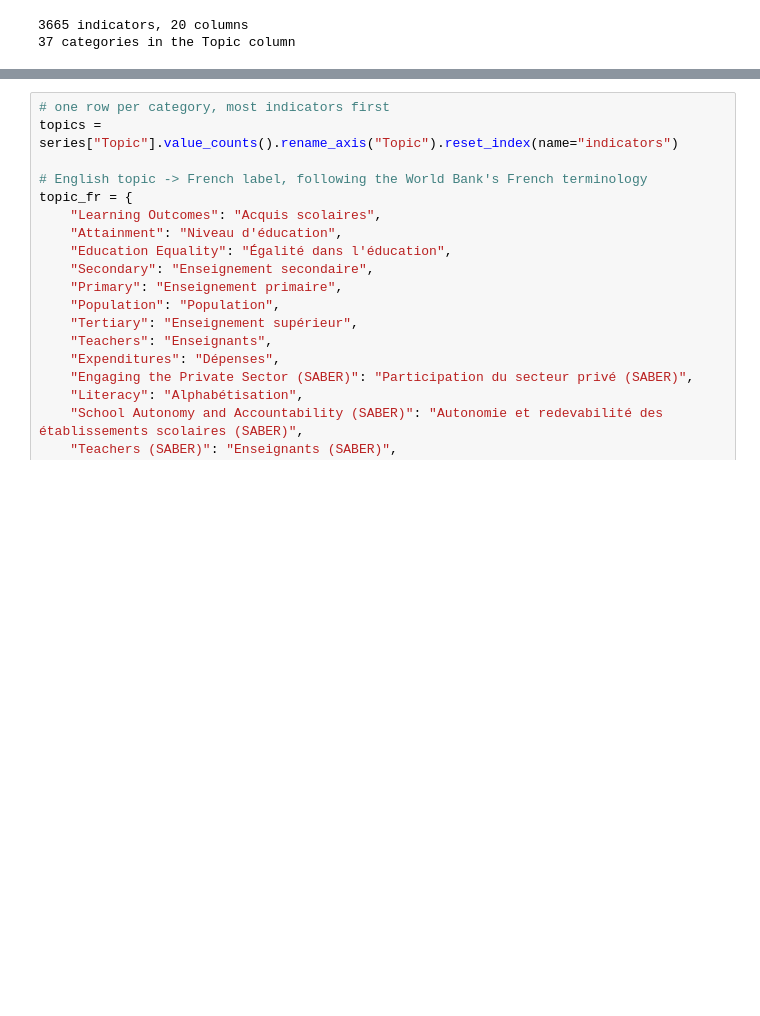
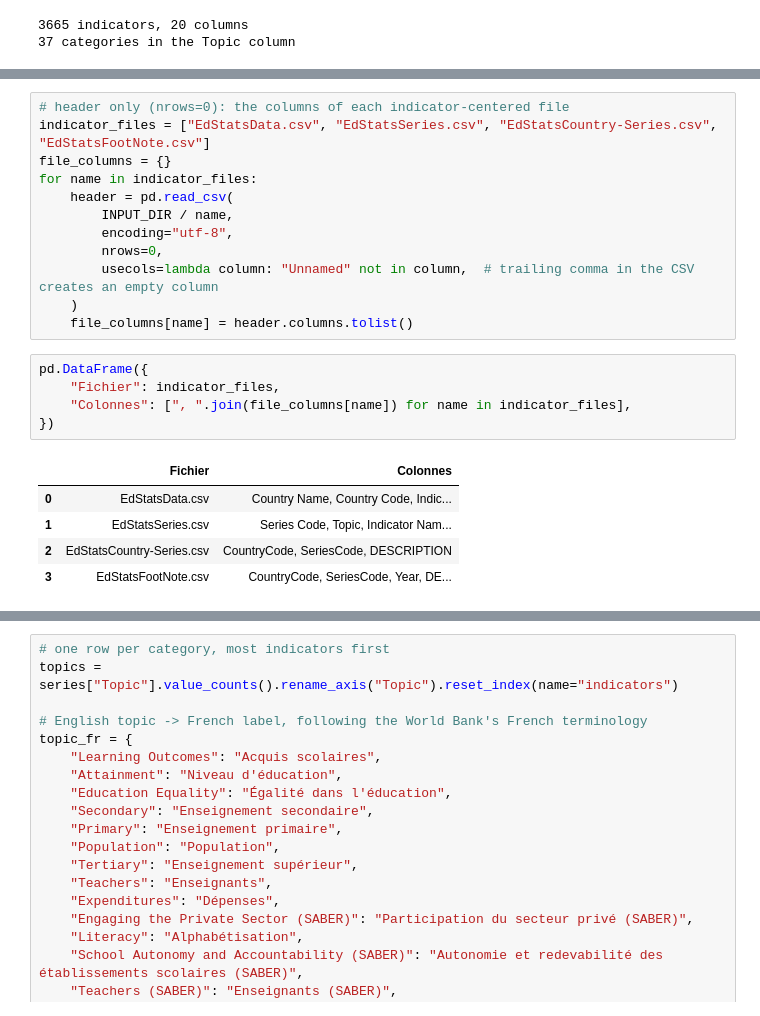
Before and after one commit to humanuoid/oc-p2-education-systems-analysis, a Jupyter notebook: notebooks/dataset_reduction.ipynb, the cells around one changed output, grey strips where cells are left out. Saved outputs shown, nothing was run; the diff lists cells and outputs as text; blank space fills up the shorter version.

```diff
--- a/notebooks/dataset_reduction.ipynb
+++ b/notebooks/dataset_reduction.ipynb
@@ -250,0 +257,23 @@ print(f"{series['Topic'].nunique()} categories in the Topic column")
+# %%
+# header only (nrows=0): the columns of each indicator-centered file
+indicator_files = ["EdStatsData.csv", "EdStatsSeries.csv", "EdStatsCountry-Series.csv", "EdStatsFootNote.csv"]
+file_columns = {}
+for name in indicator_files:
+    header = pd.read_csv(
+        INPUT_DIR / name,
+        encoding="utf-8",
+        nrows=0,
+        usecols=lambda column: "Unnamed" not in column,  # trailing comma in the CSV creates an empty column
+    )
+    file_columns[name] = header.columns.tolist()
+# %%
+pd.DataFrame({
+    "Fichier": indicator_files,
+    "Colonnes": [", ".join(file_columns[name]) for name in indicator_files],
+})
+# %% [output]
+|  | Fichier | Colonnes |
+| 0 | EdStatsData.csv | Country Name, Country Code, Indic... |
+| 1 | EdStatsSeries.csv | Series Code, Topic, Indicator Nam... |
+| 2 | EdStatsCountry-Series.csv | CountryCode, SeriesCode, DESCRIPTION |
+| 3 | EdStatsFootNote.csv | CountryCode, SeriesCode, Year, DE... |
```
Also changed, not shown: parts of 8 cells of this notebook.
